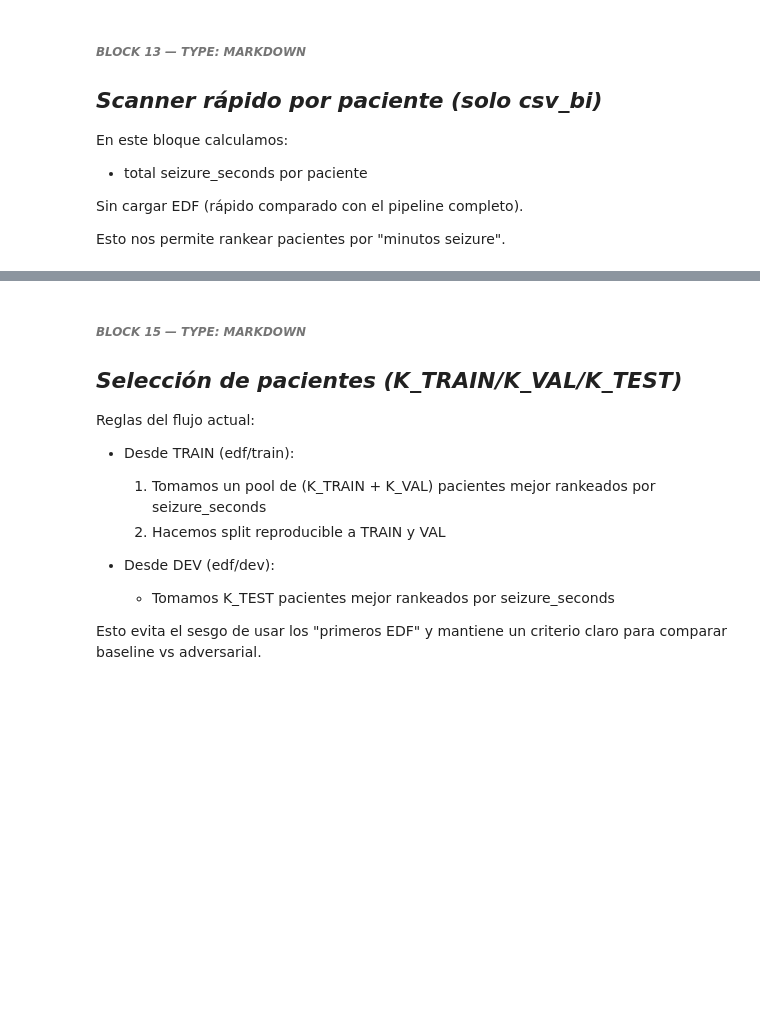
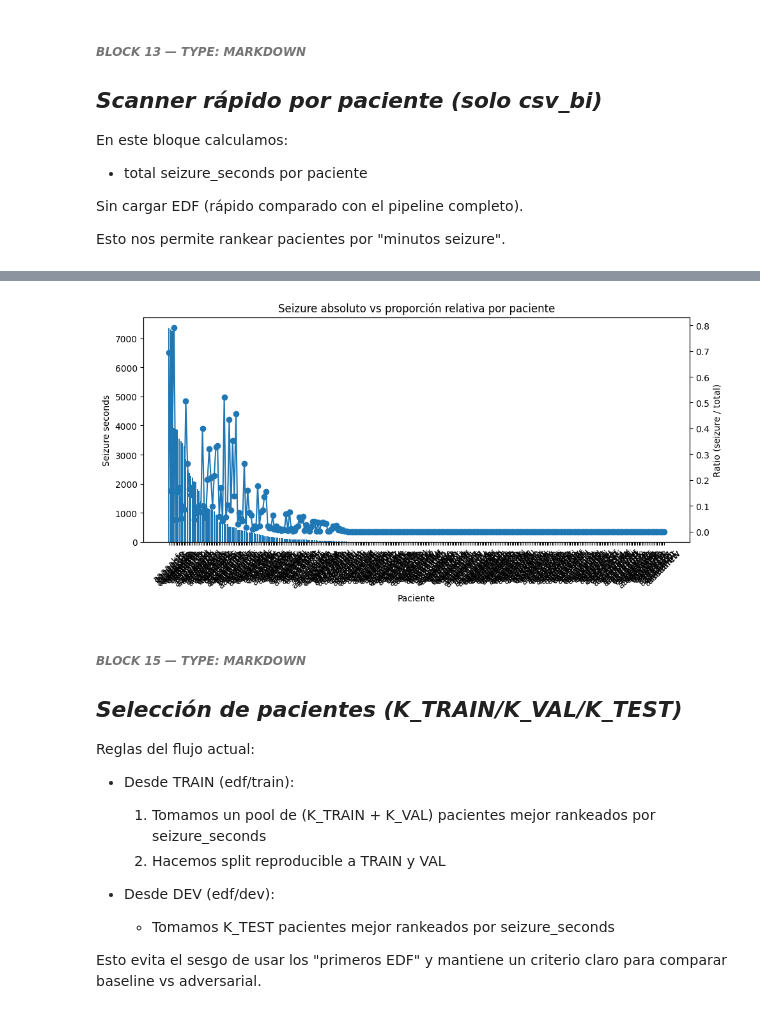
Before and after one commit to Noodle96/Topicos_Ciencia_Datos, a Jupyter notebook: Tesis/preprocesamiento/notebook/TUSZ_v2.0.3_preprocesamiento.ipynb, the cells around one changed output, grey strips where cells are left out. Cells and saved outputs as stored; diff of their text form; code cells hidden in the pictures; blank space fills up the shorter version.

```diff
--- a/Tesis/preprocesamiento/notebook/TUSZ_v2.0.3_preprocesamiento.ipynb
+++ b/Tesis/preprocesamiento/notebook/TUSZ_v2.0.3_preprocesamiento.ipynb
@@ -462,3 +544,32 @@ dev_patient_map size: 41
+# %%
+fig, ax1 = plt.subplots(figsize=(10, 5))
+
+# --- EJE Y IZQUIERDO (seizure_seconds) ---
+ax1.bar(
+    df["patient_id"],
+    df["seizure_seconds"],
+)
+ax1.set_xlabel("Paciente")
+ax1.set_ylabel("Seizure seconds")
+
+ax1.tick_params(axis="x", rotation=45)
+
+# --- EJE Y DERECHO (ratio) ---
+ax2 = ax1.twinx()
+ax2.plot(
+    df["patient_id"],
+    df["ratio"],
+    marker="o"
+)
+ax2.set_ylabel("Ratio (seizure / total)")
+
+# --- TÍTULO ---
+plt.title("Seizure absoluto vs proporción relativa por paciente")
+
+fig.tight_layout()
+plt.show()
+# %% [output]
+[figure, added]
 # %% [markdown]
 ###### ***BLOCK 15 — TYPE: MARKDOWN***
 
```
Also changed, not shown: parts of 11 cells of this notebook, 8 other files.
